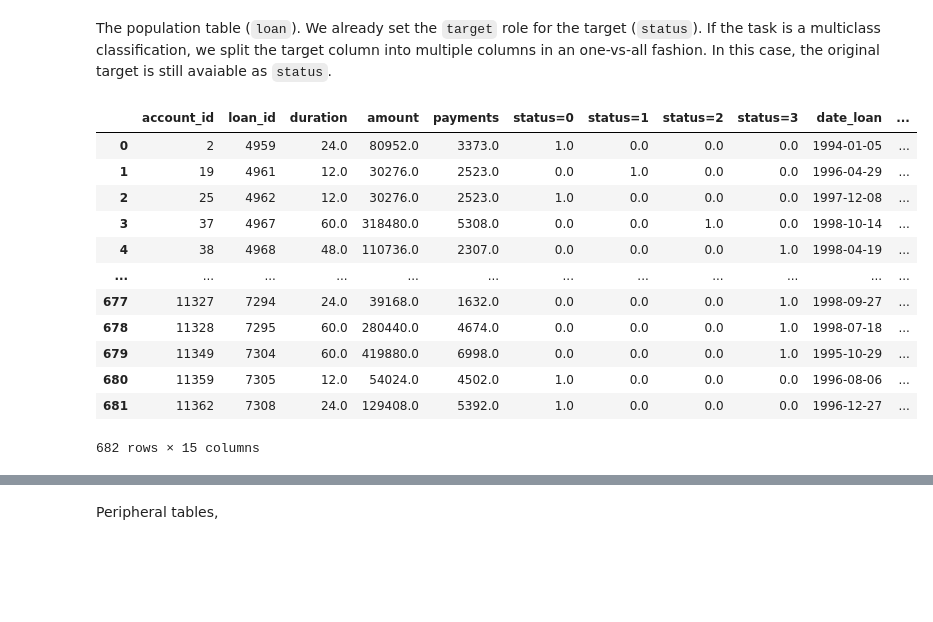
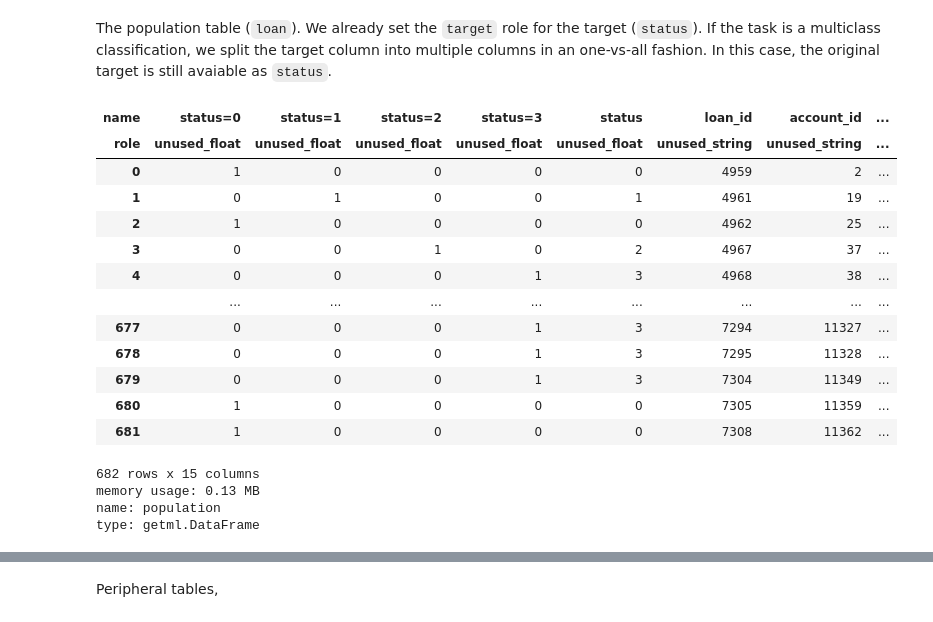
Before and after one commit to getml/getml-relbench, a Jupyter notebook: financial.ipynb, the cells around one changed output, grey strips where cells are left out. Saved outputs shown, nothing was run; the diff lists cells and outputs as text; code cells hidden in the pictures; blank space fills up the shorter version.

Commit message:
Merge loan & account into population

```diff
--- a/financial.ipynb
+++ b/financial.ipynb
@@ -127,21 +127,26 @@ we split the target column into multiple columns in an one-vs-all fashion. In th
 # %%
 loan_pdf = loan.to_pandas()
 account_pdf = account.to_pandas()
 
 population_pdf = loan_pdf.merge(account_pdf, on='account_id', how='left', suffixes=('_loan', '_account'))
-population_pdf
+population = getml.data.DataFrame.from_pandas(population_pdf, name='population')
+population
 # %% [output]
-|  | account_id | loan_id | duration | amount | payments | status=0 | status=1 | status=2 | status=3 | date_loan | ... |
-| 0 | 2 | 4959 | 24.0 | 80952.0 | 3373.0 | 1.0 | 0.0 | 0.0 | 0.0 | 1994-01-05 | ... |
-| 1 | 19 | 4961 | 12.0 | 30276.0 | 2523.0 | 0.0 | 1.0 | 0.0 | 0.0 | 1996-04-29 | ... |
-| 2 | 25 | 4962 | 12.0 | 30276.0 | 2523.0 | 1.0 | 0.0 | 0.0 | 0.0 | 1997-12-08 | ... |
-| 3 | 37 | 4967 | 60.0 | 318480.0 | 5308.0 | 0.0 | 0.0 | 1.0 | 0.0 | 1998-10-14 | ... |
-| 4 | 38 | 4968 | 48.0 | 110736.0 | 2307.0 | 0.0 | 0.0 | 0.0 | 1.0 | 1998-04-19 | ... |
-| ... | ... | ... | ... | ... | ... | ... | ... | ... | ... | ... | ... |
-| 677 | 11327 | 7294 | 24.0 | 39168.0 | 1632.0 | 0.0 | 0.0 | 0.0 | 1.0 | 1998-09-27 | ... |
-| 678 | 11328 | 7295 | 60.0 | 280440.0 | 4674.0 | 0.0 | 0.0 | 0.0 | 1.0 | 1998-07-18 | ... |
-| 679 | 11349 | 7304 | 60.0 | 419880.0 | 6998.0 | 0.0 | 0.0 | 0.0 | 1.0 | 1995-10-29 | ... |
-| 680 | 11359 | 7305 | 12.0 | 54024.0 | 4502.0 | 1.0 | 0.0 | 0.0 | 0.0 | 1996-08-06 | ... |
-| 681 | 11362 | 7308 | 24.0 | 129408.0 | 5392.0 | 1.0 | 0.0 | 0.0 | 0.0 | 1996-12-27 | ... |
+| name | status=0 | status=1 | status=2 | status=3 | status | loan_id | account_id | ... |
+| role | unused_float | unused_float | unused_float | unused_float | unused_float | unused_string | unused_string | ... |
+| 0 | 1 | 0 | 0 | 0 | 0 | 4959 | 2 | ... |
+| 1 | 0 | 1 | 0 | 0 | 1 | 4961 | 19 | ... |
+| 2 | 1 | 0 | 0 | 0 | 0 | 4962 | 25 | ... |
+| 3 | 0 | 0 | 1 | 0 | 2 | 4967 | 37 | ... |
+| 4 | 0 | 0 | 0 | 1 | 3 | 4968 | 38 | ... |
+|  | ... | ... | ... | ... | ... | ... | ... | ... |
+| 677 | 0 | 0 | 0 | 1 | 3 | 7294 | 11327 | ... |
+| 678 | 0 | 0 | 0 | 1 | 3 | 7295 | 11328 | ... |
+| 679 | 0 | 0 | 0 | 1 | 3 | 7304 | 11349 | ... |
+| 680 | 1 | 0 | 0 | 0 | 0 | 7305 | 11359 | ... |
+| 681 | 1 | 0 | 0 | 0 | 0 | 7308 | 11362 | ... |
-682 rows × 15 columns
+682 rows x 15 columns
+memory usage: 0.13 MB
+name: population
+type: getml.DataFrame
 # %%
```
Also changed, not shown: parts of 8 cells of this notebook.
